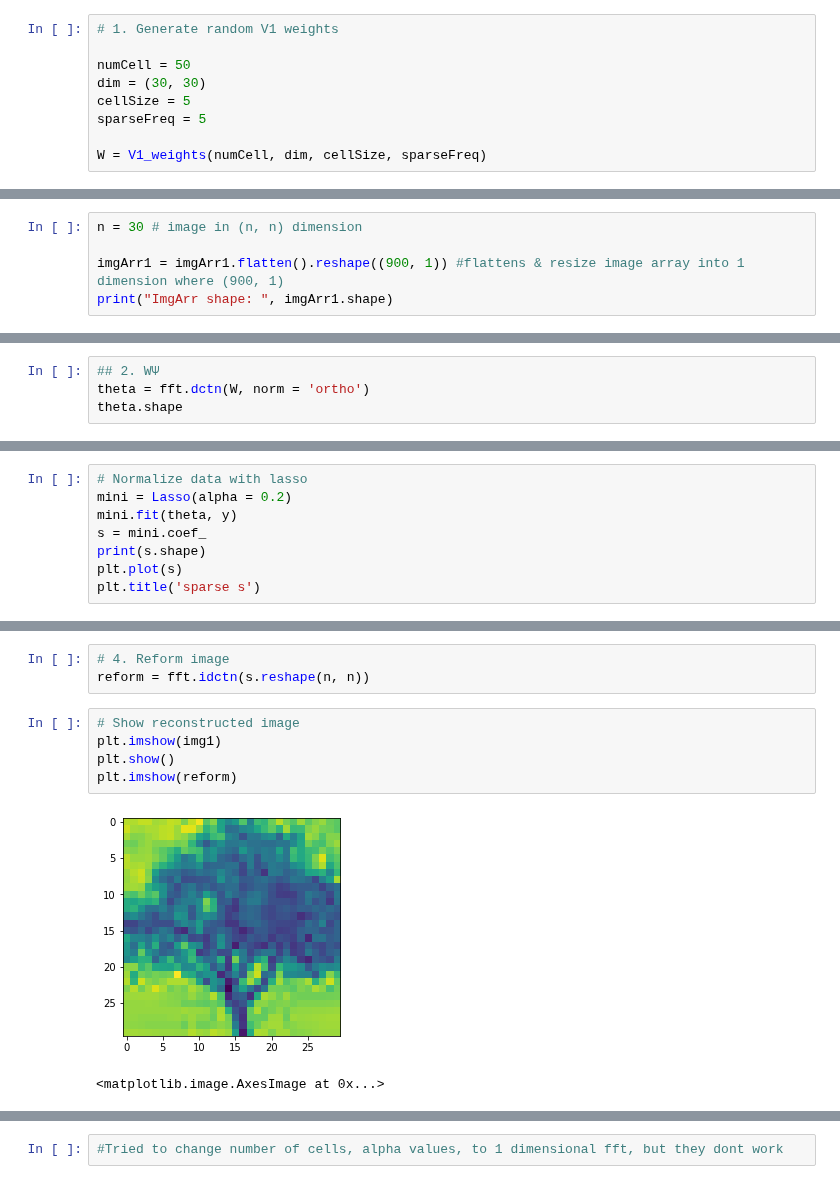
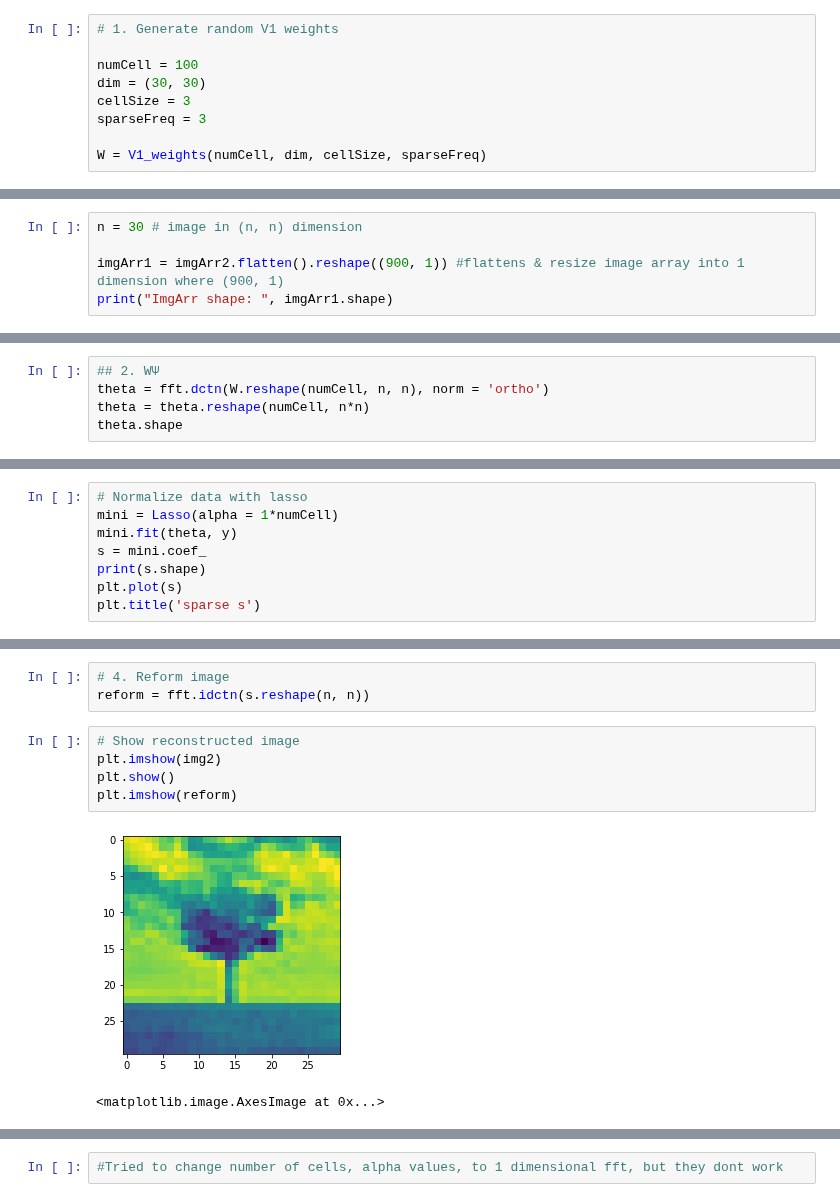
Before and after one commit to qkstngus000/Visual-Compressive-Sensing, a Jupyter notebook: V1_Compress _Sensing.ipynb, the cells around one changed output, grey strips where cells are left out. Saved outputs shown, nothing was run; the diff lists cells and outputs as text.

```diff
--- a/V1_Compress _Sensing.ipynb
+++ b/V1_Compress _Sensing.ipynb
@@ -14,10 +14,10 @@ from src.structured_random_features.src.models.weights import V1_weights
 # %%
 # 1. Generate random V1 weights
 
-numCell = 50
+numCell = 100
 dim = (30, 30)
-cellSize = 5
-sparseFreq = 5
+cellSize = 3
+sparseFreq = 3
 
 W = V1_weights(numCell, dim, cellSize, sparseFreq)
 # %%
@@ -101,7 +101,7 @@ plt.imshow(img2)
 # %%
 n = 30 # image in (n, n) dimension
 
-imgArr1 = imgArr1.flatten().reshape((900, 1)) #flattens & resize image array into 1 dimension where (900, 1)
+imgArr1 = imgArr2.flatten().reshape((900, 1)) #flattens & resize image array into 1 dimension where (900, 1)
 print("ImgArr shape: ", imgArr1.shape)
 # %% [output]
 ImgArr shape:  (900, 1)
@@ -123,6 +120,7 @@ from scipy import fftpack as fft
 from sklearn.linear_model import Lasso
 # %%
 ## 2. WΨ
-theta = fft.dctn(W, norm = 'ortho')
+theta = fft.dctn(W.reshape(numCell, n, n), norm = 'ortho')
+theta = theta.reshape(numCell, n*n)
 theta.shape
 # %% [output]
@@ -143,6 +141,6 @@ Text(0.5, 1.0, 'W')
 # %%
 # Normalize data with lasso
-mini = Lasso(alpha = 0.2)
+mini = Lasso(alpha = 1*numCell)
 mini.fit(theta, y)
 s = mini.coef_
 print(s.shape)
@@ -157,9 +155,9 @@ Text(0.5, 1.0, 'sparse s')
 reform = fft.idctn(s.reshape(n, n))
 # %%
 # Show reconstructed image
-plt.imshow(img1)
+plt.imshow(img2)
 plt.show()
 plt.imshow(reform)
 # %% [output]
-[figure, old version]
+[figure, new version]
 <matplotlib.image.AxesImage at 0x...>
```
Also changed, not shown: parts of 9 cells of this notebook.
